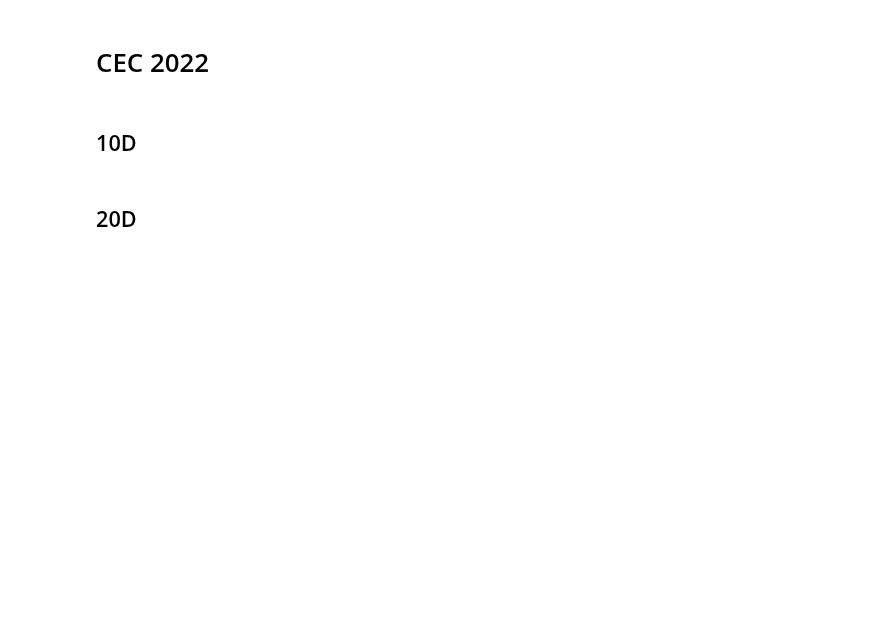
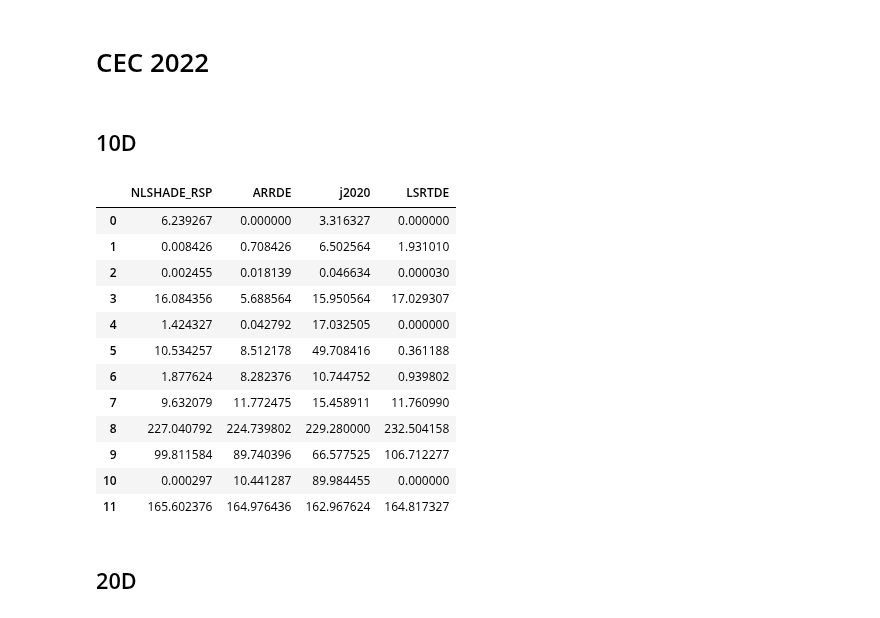
Before and after one commit to khoirulmuzakka/Minion, a Jupyter notebook: examples/cec_comp.ipynb, the cells around one changed output. Saved outputs shown, nothing was run; the diff lists cells and outputs as text; code cells hidden in the pictures; blank space fills up the shorter version.

```diff
--- a/examples/cec_comp.ipynb
+++ b/examples/cec_comp.ipynb
@@ -167,27 +294,42 @@ df
 # %% [markdown]
 ## 10D
 # %%
-filename = "./../bin/Release/results_2022_NLSHADE_RSP_10_200000.txt"
+maxevals=20000
+filename = "./../bin/Release/results_2022_NLSHADE_RSP_10_"+str(maxevals)+".txt"
 data = np.loadtxt(filename, delimiter='\t')
-filename = "./../bin/Release/results_2022_ARRDE_10_200000.txt"
+filename = "./../bin/Release/results_2022_ARRDE_10_"+str(maxevals)+".txt"
 data1 = np.loadtxt(filename, delimiter='\t')
-filename = "./../bin/Release/results_2022_j2020_10_200000.txt"
+filename = "./../bin/Release/results_2022_j2020_10_"+str(maxevals)+".txt"
 data2 = np.loadtxt(filename, delimiter='\t')
-filename = "./../bin/Release/results_2022_LSHADE_10_200000.txt"
-data3 = np.loadtxt(filename, delimiter='\t')
-filename = "./../bin/Release/results_2022_jSO_10_200000.txt"
-data4 = np.loadtxt(filename, delimiter='\t')
-filename = "./../bin/Release/results_2022_LSRTDE_10_200000.txt"
+#filename = "./../bin/Release/results_2022_LSHADE_10_"+str(maxevals)+".txt"
+#data3 = np.loadtxt(filename, delimiter='\t')
+#filename = "./../bin/Release/results_2022_jSO_10_"+str(maxevals)+".txt"
+#data4 = np.loadtxt(filename, delimiter='\t')
+filename = "./../bin/Release/results_2022_LSRTDE_10_"+str(maxevals)+".txt"
 data5 = np.loadtxt(filename, delimiter='\t')
 df = pd.DataFrame({
     "NLSHADE_RSP" : np.mean(np.abs(data-goptimum_cec22), axis=0),
     "ARRDE" : np.mean(np.abs(data1-goptimum_cec22), axis=0),
     "j2020" : np.mean(np.abs(data2-goptimum_cec22), axis=0),
-    "LSHADE" : np.mean(np.abs(data3-goptimum_cec22), axis=0),
-    "jSO" : np.mean(np.abs(data4-goptimum_cec22), axis=0),
+    #"LSHADE" : np.mean(np.abs(data3-goptimum_cec22), axis=0),
+    #"jSO" : np.mean(np.abs(data4-goptimum_cec22), axis=0),
     "LSRTDE" : np.mean(np.abs(data5-goptimum_cec22), axis=0),
     })
 df
+# %% [output]
+|  | NLSHADE_RSP | ARRDE | j2020 | LSRTDE |
+| 0 | 6.239267 | 0.000000 | 3.316327 | 0.000000 |
+| 1 | 0.008426 | 0.708426 | 6.502564 | 1.931010 |
+| 2 | 0.002455 | 0.018139 | 0.046634 | 0.000030 |
+| 3 | 16.084356 | 5.688564 | 15.950564 | 17.029307 |
+| 4 | 1.424327 | 0.042792 | 17.032505 | 0.000000 |
+| 5 | 10.534257 | 8.512178 | 49.708416 | 0.361188 |
+| 6 | 1.877624 | 8.282376 | 10.744752 | 0.939802 |
+| 7 | 9.632079 | 11.772475 | 15.458911 | 11.760990 |
+| 8 | 227.040792 | 224.739802 | 229.280000 | 232.504158 |
+| 9 | 99.811584 | 89.740396 | 66.577525 | 106.712277 |
+| 10 | 0.000297 | 10.441287 | 89.984455 | 0.000000 |
+| 11 | 165.602376 | 164.976436 | 162.967624 | 164.817327 |
 # %% [markdown]
 ## 20D
 # %%
```
Also changed, not shown: parts of 12 cells of this notebook, 3 other files.
